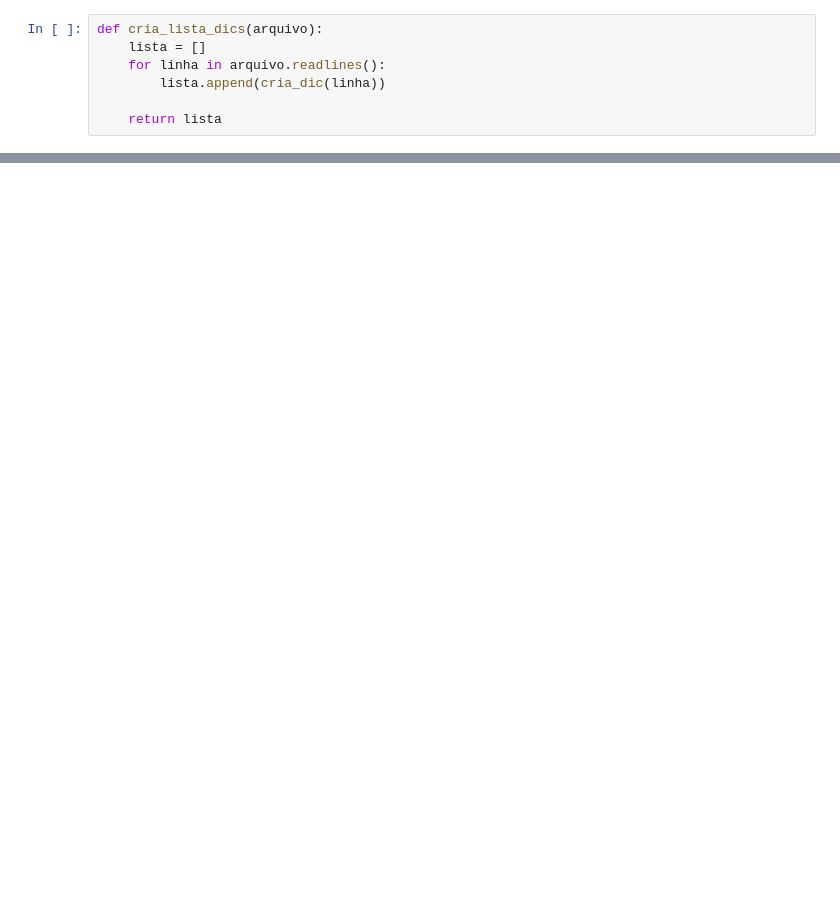
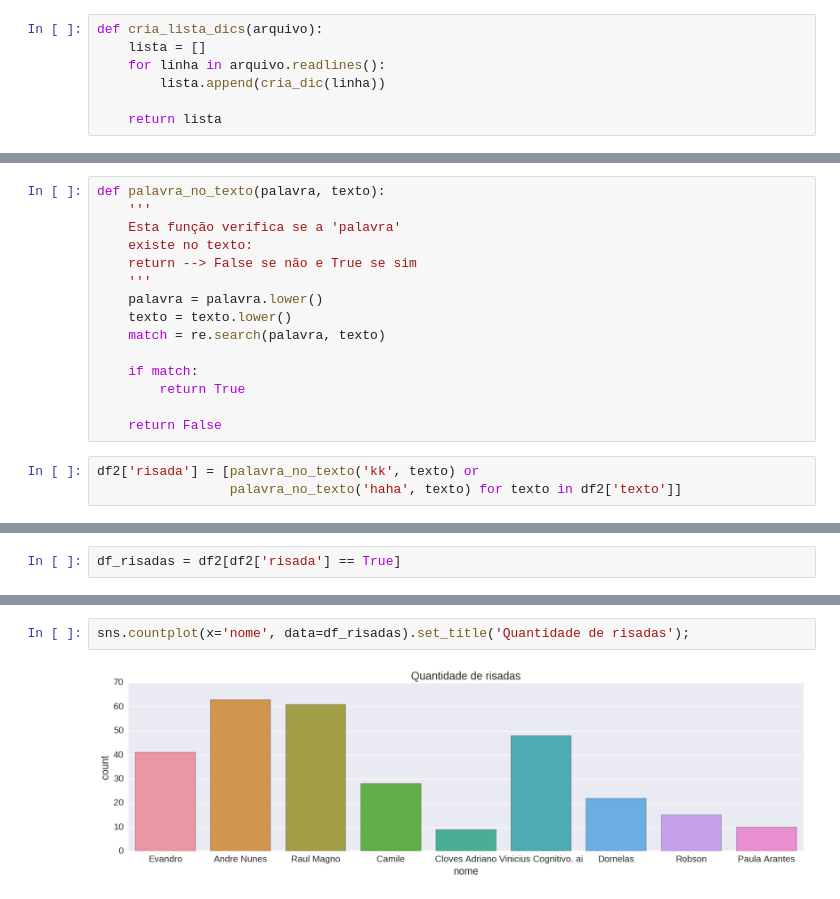
Before and after one commit to SCloves/analises_das_conversas_no_whatsapp, a Jupyter notebook: analise_whats_grupo_conectivo.ipynb, the cells around one changed output, grey strips where cells are left out. Cells and saved outputs as stored; diff of their text form; blank space fills up the shorter version.

```diff
--- a/analise_whats_grupo_conectivo.ipynb
+++ b/analise_whats_grupo_conectivo.ipynb
@@ -54,0 +106,18 @@ df.head(10)
+# %%
+def palavra_no_texto(palavra, texto):
+    '''
+    Esta função verifica se a 'palavra'
+    existe no texto:
+    return --> False se não e True se sim
+    '''
+    palavra = palavra.lower()
+    texto = texto.lower()
+    match = re.search(palavra, texto)
+
+    if match:
+        return True
+
+    return False
+# %%
+df2['risada'] = [palavra_no_texto('kk', texto) or
+                 palavra_no_texto('haha', texto) for texto in df2['texto']]
@@ -54,0 +138,2 @@ df.head(10)
+# %%
+df_risadas = df2[df2['risada'] == True]
@@ -54,0 +147,4 @@ df.head(10)
+# %%
+sns.countplot(x='nome', data=df_risadas).set_title('Quantidade de risadas');
+# %% [output]
+[figure, added]
```
Also changed, not shown: parts of 48 cells of this notebook.
